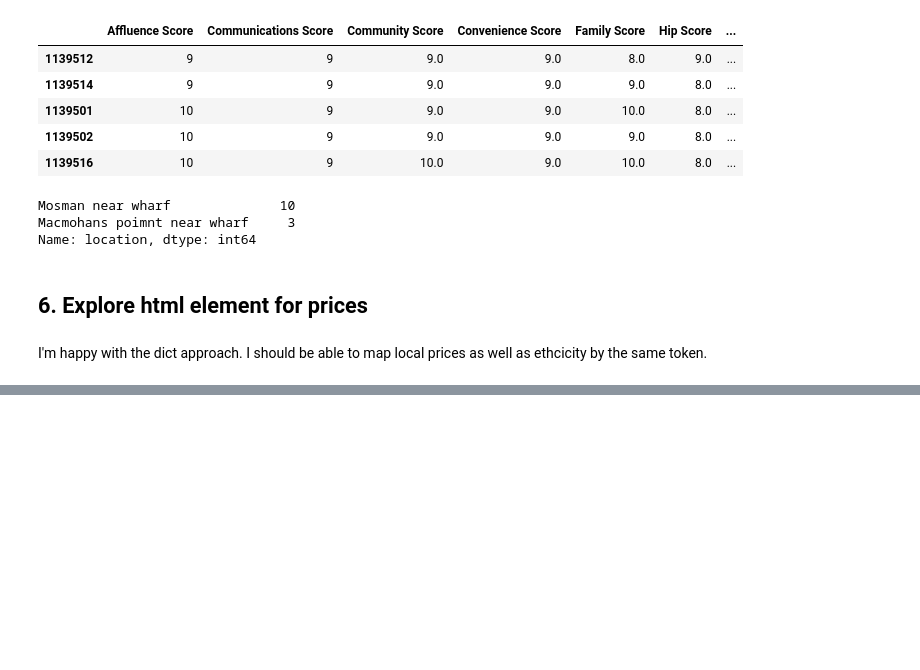
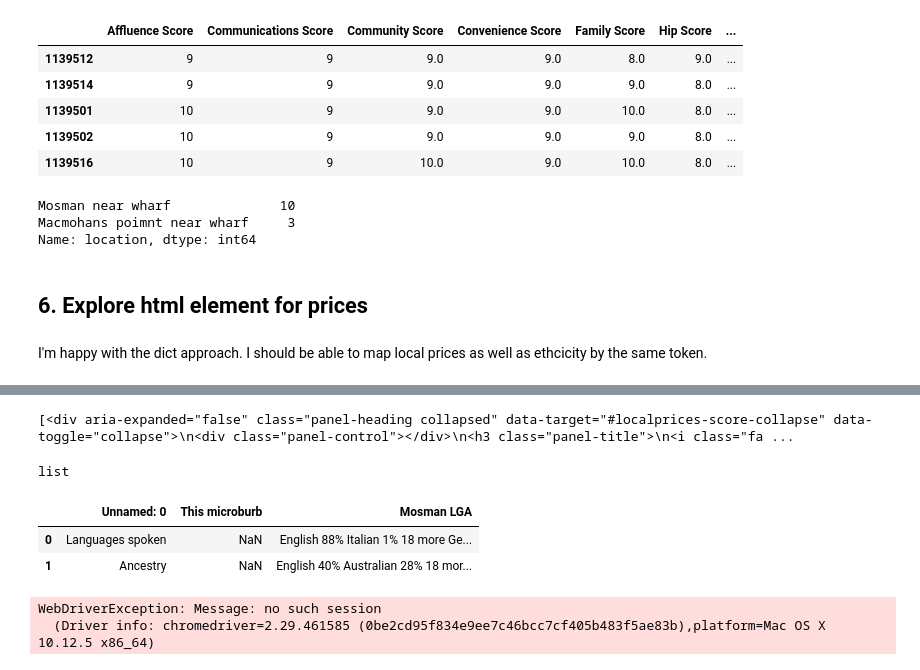
Before and after one commit to vivekbharadwaj/web_scraping, a Jupyter notebook: 00_sydney_suburb_analysis.ipynb, the cells around one changed output, grey strips where cells are left out. Cells and saved outputs as stored; diff of their text form; code cells hidden in the pictures; blank space fills up the shorter version.

```diff
--- a/00_sydney_suburb_analysis.ipynb
+++ b/00_sydney_suburb_analysis.ipynb
@@ -278,0 +254,25 @@ for targetElements in soup.findAll('div', attrs = {'class' : 'col-sm-6 col-lg-5'
+# %%
+tab[0].findAll('div',attrs={'data-target':'#localprices-score-collapse'})
+# %% [output]
+[<div aria-expanded="false" class="panel-heading collapsed" data-target="#localprices-score-collapse" data-toggle="collapse">\n<div class="panel-control"></div>\n<h3 class="panel-title">\n<i class="fa ...
+# %%
+from selenium import webdriver
+driver = webdriver.Chrome()
+driver.get(burb_full_link)
+# %%
+html2=driver.page_source
+wait = WebDriverWait(driver, 8)
+#soup2 = BeautifulSoup(html2, 'html.parser')
+#tab2 = soup2.findAll('div', attrs = {'class' : 'col-sm-6 col-lg-5'})
+# %%
+blah = pd.read_html(html2, flavor='bs4')
+# %%
+type(blah)
+# %% [output]
+list
+# %%
+blah[8]
+# %% [output]
+|  | Unnamed: 0 | This microburb | Mosman LGA |
+| 0 | Languages spoken | NaN | English 88% Italian 1% 18 more Ge... |
+| 1 | Ancestry | NaN | English 40% Australian 28% 18 mor... |
@@ -278,0 +281,5 @@ for targetElements in soup.findAll('div', attrs = {'class' : 'col-sm-6 col-lg-5'
+# %%
+driver.close()
+# %% [output]
+WebDriverException: Message: no such session
+  (Driver info: chromedriver=2.29.461585 (0be2cd95f834e9ee7c46bcc7cf405b483f5ae83b),platform=Mac OS X 10.12.5 x86_64)
```
Also changed, not shown: parts of 3 cells of this notebook.
